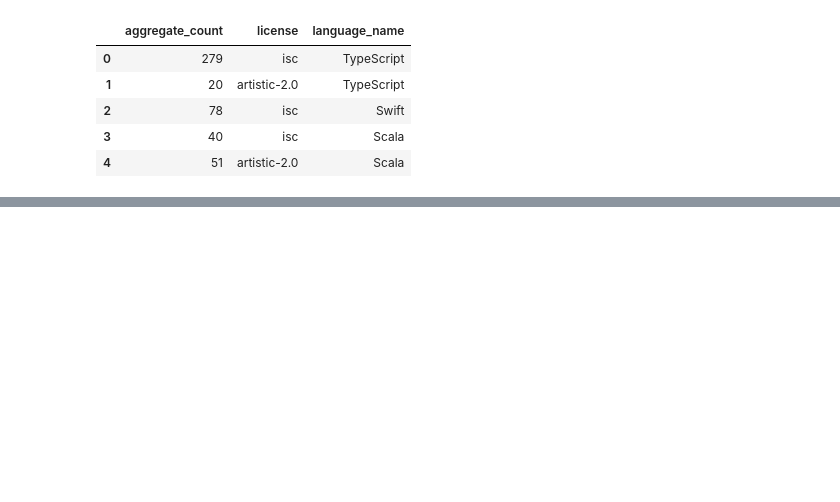
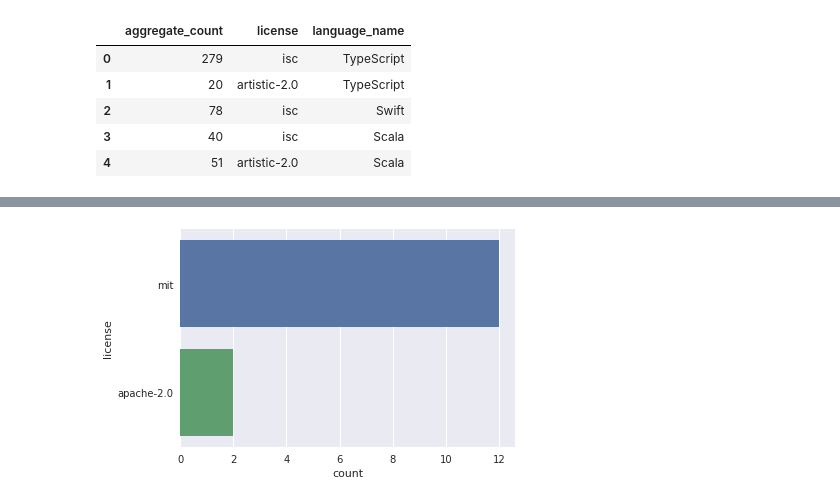
Before and after one commit to sara-02/bq_ghl, a Jupyter notebook: BQ_GH_License_Analysis.ipynb, the cells around one changed output, grey strips where cells are left out. Drawn from its saved outputs; the diff is of its cells as text; code cells hidden in the pictures; blank space fills up the shorter version.

```diff
--- a/BQ_GH_License_Analysis.ipynb
+++ b/BQ_GH_License_Analysis.ipynb
@@ -190,4 +179,4 @@ lang_license.head()
 # %%
 lang_license['count_max']=lang_license.groupby(['language_name'], sort=False)['aggregate_count'].transform('max')
 # %%
-lang_license[lang_license.aggregate_count == lang_license.count_max]
+max_license=lang_license[lang_license.aggregate_count == lang_license.count_max]
@@ -228,0 +204,4 @@ lang_license[lang_license.aggregate_count == lang_license.count_min]
+# %%
+ax = sns.countplot(y="license", data=max_license)
+# %% [output]
+[figure, added]
```
Also changed, not shown: parts of 14 cells of this notebook.
